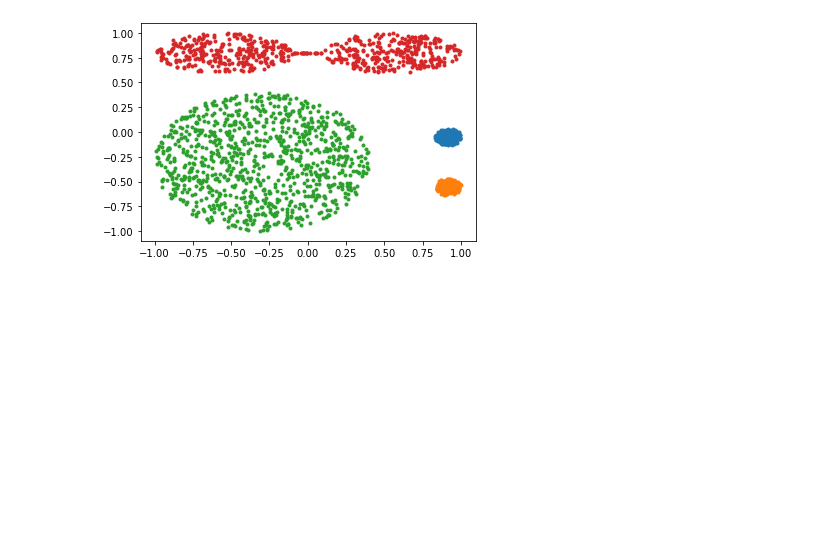
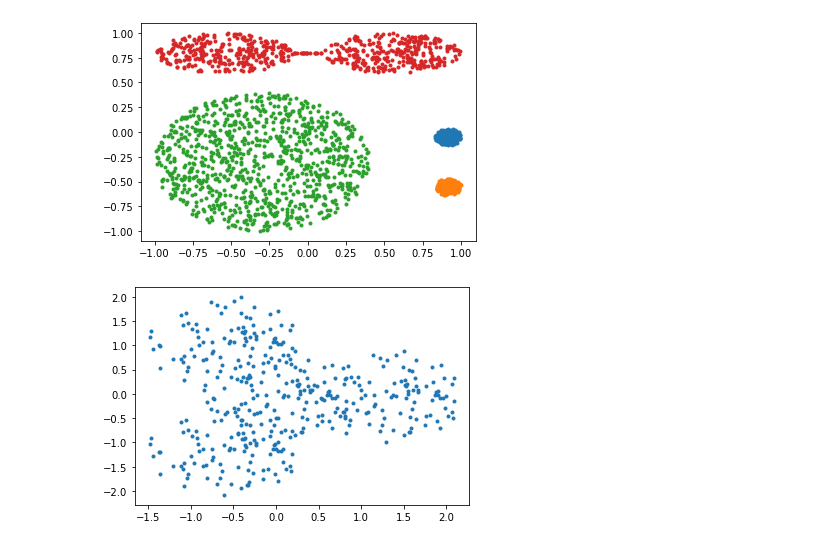
Before and after one commit to MarinoBenassai/TP-Clustering, a Jupyter notebook: TP-Clustering.ipynb, the cells around one changed output. Cells and saved outputs as stored; diff of their text form; code cells hidden in the pictures; blank space fills up the shorter version.

```diff
--- a/TP-Clustering.ipynb
+++ b/TP-Clustering.ipynb
@@ -12,10 +14,0 @@ import hdbscan
-# %%
-data = arff.loadarff(open("artificial/dartboard1.arff","r"))
-print(data)
-
-x = [data[0][i][0] for i in range(len(data[0])) if int(data[0][i][2]) == 0]
-y = [data[0][i][1] for i in range(len(data[0])) if int(data[0][i][2]) == 0]
-
-plt.plot(x,y,'.')
-plt.plot(x2,y2,'.')
-plt.show()
@@ -360,3 +334,17 @@ plt.show()
 plt.show()
 # %% [output]
 [figure]
+# %%
+fichier = "zgo.data"
+with open("dataset/{}".format(fichier),"r") as f:
+    data = f.readlines()
+    data = [[float(f) for f in e.split()] for e in data]
+# %%
+#Display 2D data
+x = [data[i][0] for i in range(len(data))]
+y = [data[i][1] for i in range(len(data))]
+
+plt.plot(x,y,'.')
+plt.show()
+# %% [output]
+[figure, added]
```
Also changed, not shown: parts of 6 cells of this notebook.
